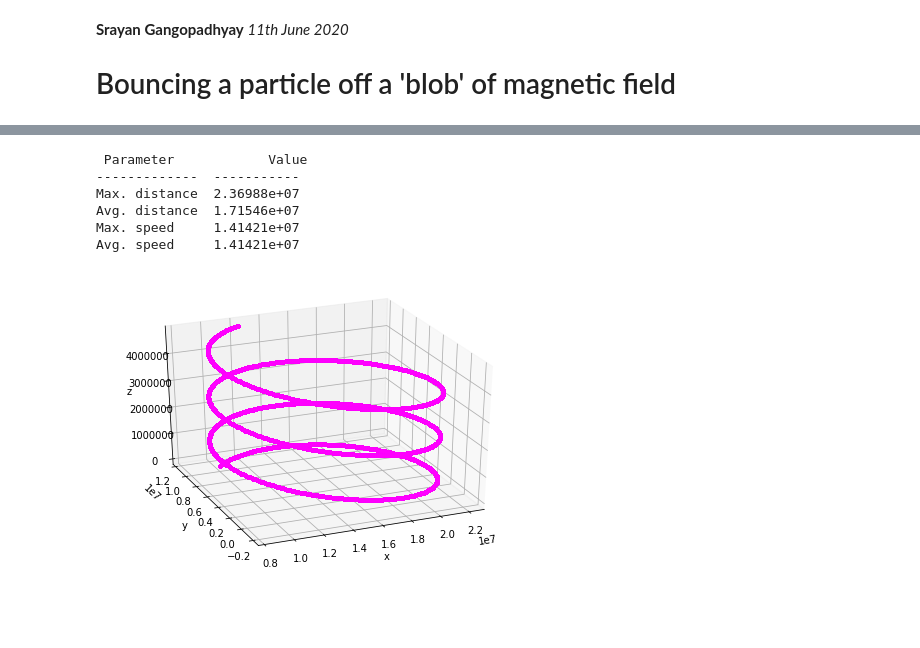
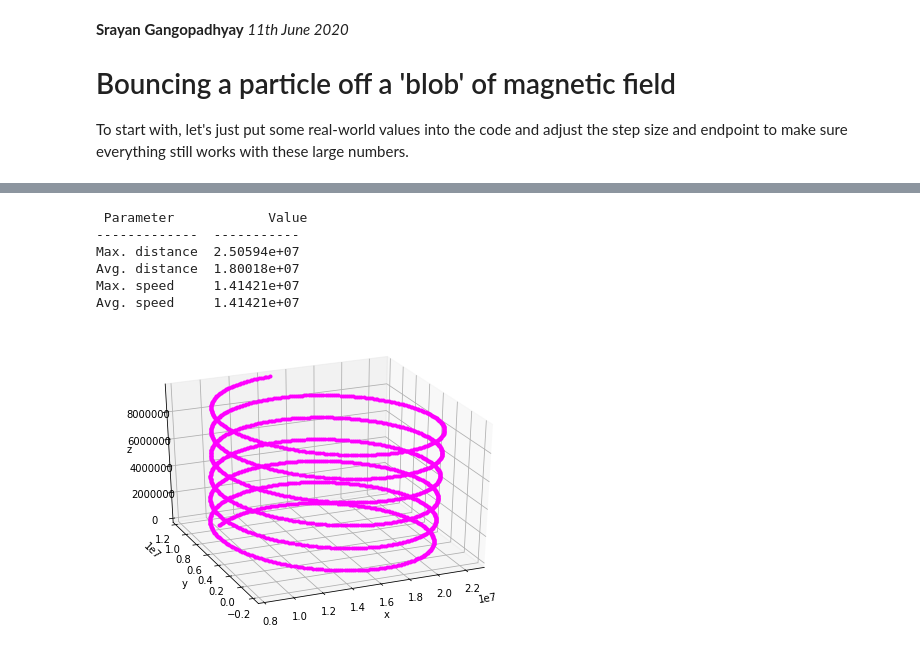
Before and after one commit to sgango/Y1-Project, a Jupyter notebook: ntbks/7_bounce.ipynb, the cells around one changed output, grey strips where cells are left out. Drawn from its saved outputs; the diff is of its cells as text; code cells hidden in the pictures; blank space fills up the shorter version.

```diff
--- a/ntbks/7_bounce.ipynb
+++ b/ntbks/7_bounce.ipynb
@@ -3,6 +3,8 @@
 *11th June 2020*
 
 # Bouncing a particle off a 'blob' of magnetic field
+
+To start with, let's just put some real-world values into the code and adjust the step size and endpoint to make sure everything still works with these large numbers.
 # %%
 """
 Bouncing particles
@@ -24,10 +26,10 @@ r0 = [1e7,1e7, 0]  # initial position
 v0 = [1e7, 1e7, 0]  # initial velocity
 q, m = 1.6e-19, 1.67e-27  # charge, mass
 h = 0.01  # step size
-end = 10  # t-value to stop integration
-size = [1e8,1e8,1e8]  # simulation dimensions
-frames = 60  # for animation TODO: can we set this automatically?
-anim = True  # switch animation on/off
+end = 20  # t-value to stop integration
+size = [1e8,1e8,np.inf]  # simulation dimensions
+frames = 100  # for animation TODO: can we set this automatically?
+anim = False  # switch animation on/off
 export = False  # switch data dump on/off
 
 def B_field(r):
@@ -152,7 +153,7 @@ print("\n",tabulate([['Max. distance', np.amax(distances)],
  Parameter            Value
 -------------  -----------
-Max. distance  2.36988e+07
-Avg. distance  1.71546e+07
+Max. distance  2.50594e+07
+Avg. distance  1.80018e+07
 Max. speed     1.41421e+07
 Avg. speed     1.41421e+07
-[figure, old version]
+[figure, new version]
```
Also changed, not shown: parts of 10 cells of this notebook.
